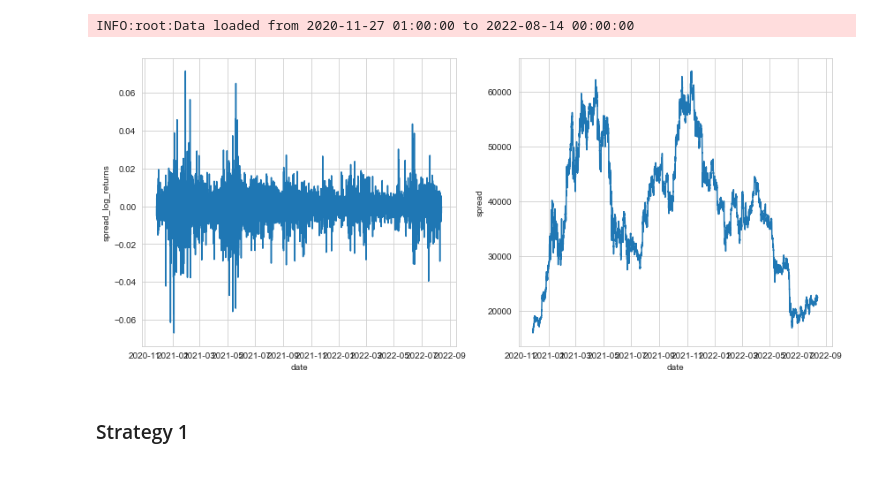
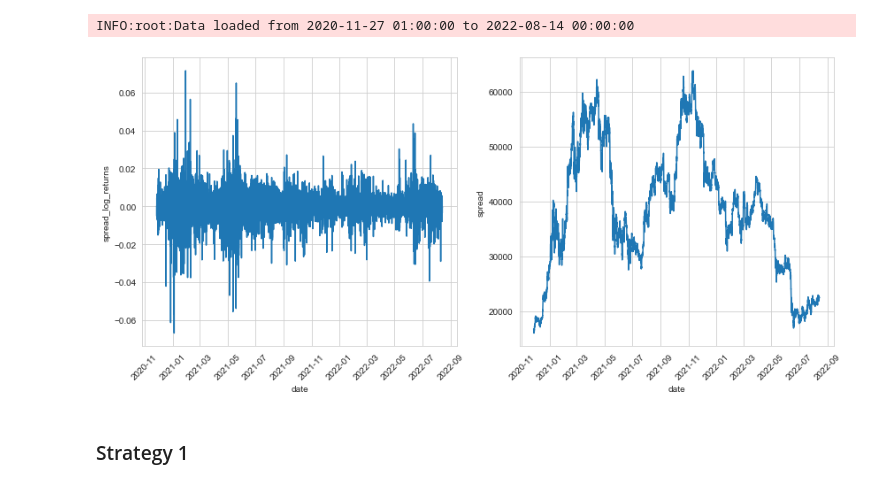
Before and after one commit to Tristan-C-13/modelling-non-stationary-time-series, a Jupyter notebook: meeting.ipynb, the cells around one changed output. Saved outputs shown, nothing was run; the diff lists cells and outputs as text; code cells hidden in the pictures.

```diff
--- a/meeting.ipynb
+++ b/meeting.ipynb
@@ -119,9 +119,11 @@ INFO:root:Data loaded from 2020-11-27 01:00:00 to 2022-08-14 00:00:00
 # %%
 fig, axs = plt.subplots(1, 2, figsize=(14, 6))
 sns.lineplot(data=data_df, x=data_df.index, y="spread_log_returns", ax=axs[0]);
 sns.lineplot(data=data_df, x=data_df.index, y="spread", ax=axs[1]);
+
+for ax in axs.flat: ax.tick_params(axis='x', labelrotation=45)
 # %% [output]
-[figure, old version]
+[figure, new version]
 # %% [markdown]
 ### Strategy 1
 # %% [markdown]
```
Also changed, not shown: parts of 17 cells of this notebook, 1 other file.
